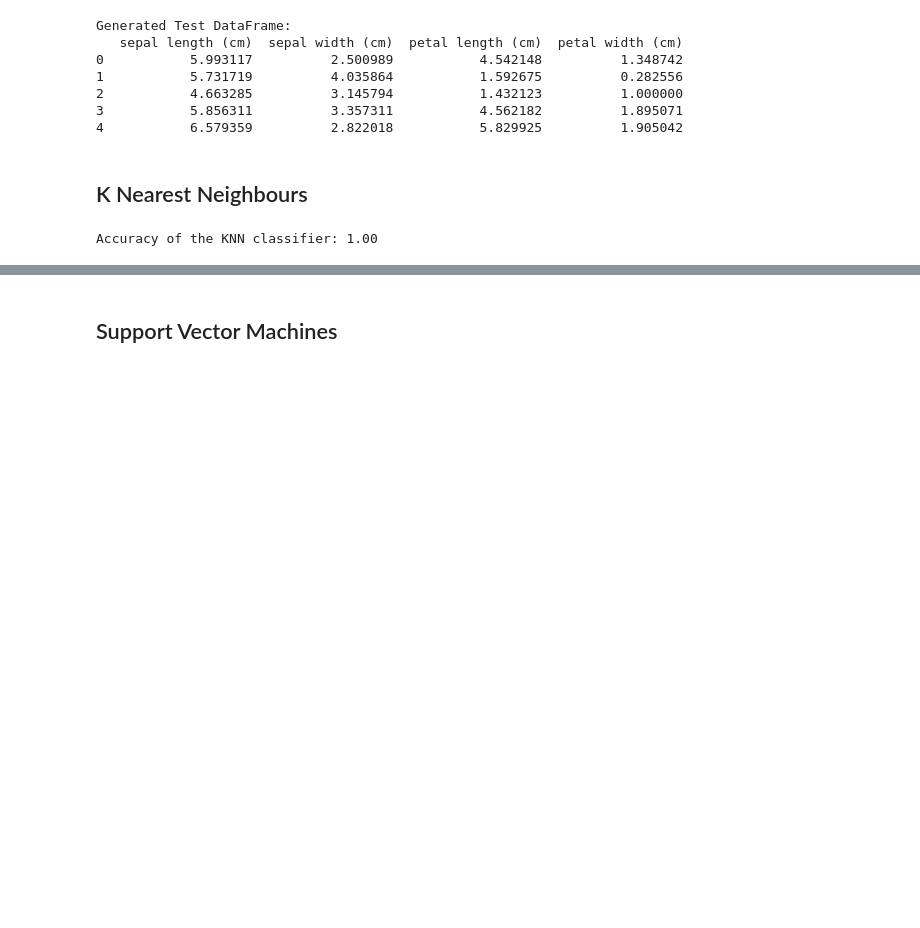
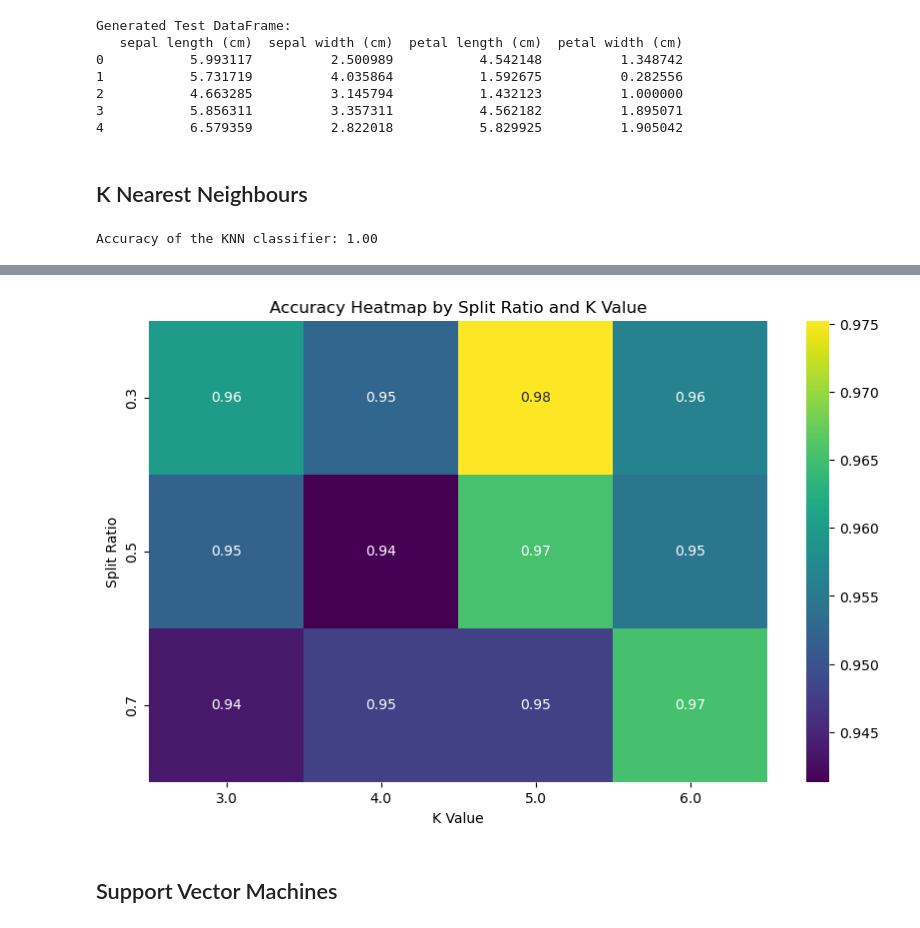
Before and after one commit to dreapadoir/Machine_Learning_and_Statistics, a Jupyter notebook: project.ipynb, the cells around one changed output, grey strips where cells are left out. Drawn from its saved outputs; the diff is of its cells as text; code cells hidden in the pictures; blank space fills up the shorter version.

Commit message:
add classifier accuracy heatmap

```diff
--- a/project.ipynb
+++ b/project.ipynb
@@ -257,0 +260,25 @@ Accuracy of the KNN classifier: 1.00
+# %%
+# Define variations in train/test split, random state, and k values
+split_ratios = [0.3, 0.5, 0.7]  # Train/test split ratios
+random_states = [19, 29, 31, 42, 67]  # Random states, including the original value 42
+k_values = [3, 4, 5, 6]  # K values (number of neighbors), including the original value 3
+
+# Loop over different train/test splits
+for split_ratio in split_ratios:
+    for random_state in random_states:
+        for k in k_values:
+            # Split the data into training and test sets
+            X_train, X_test, y_train, y_test = train_test_split(X, y, test_size=1 - split_ratio, random_state=random_state)
+
+            # Create a KNN classifier with the specified 'k' value
+            knn = KNeighborsClassifier(n_neighbors=k)
+
+            # Train the classifier on the training data
+            knn.fit(X_train, y_train)
+
+            # Make predictions on the test data
+            y_pred = knn.predict(X_test)
+
+            # Calculate and print the accuracy of the classifier
+            accuracy = accuracy_score(y_test, y_pred)
+            print(f"Train/Test Split Ratio: {split_ratio:.2f}, Random State: {random_state}, K Value: {k}, Accuracy: {accuracy:.2f}")
@@ -258,2 +355,16 @@ Accuracy of the KNN classifier: 1.00
+# %%
+# Convert the results array to a DataFrame for easier manipulation
+results_df = pd.DataFrame(results_array, columns=['Split Ratio', 'Random State', 'K Value', 'Accuracy'])
+
+# Create a pivot table for the heatmap
+pivot_table = results_df.pivot_table(index='Split Ratio', columns='K Value', values='Accuracy')
+
+# Create the heatmap
+plt.figure(figsize=(10, 6))
+sns.heatmap(pivot_table, annot=True, cmap='viridis')
+plt.title('Accuracy Heatmap by Split Ratio and K Value')
+plt.show()
+# %% [output]
+[figure, added]
 # %% [markdown]
 ## Support Vector Machines
```
Also changed, not shown: parts of 3 cells of this notebook.
